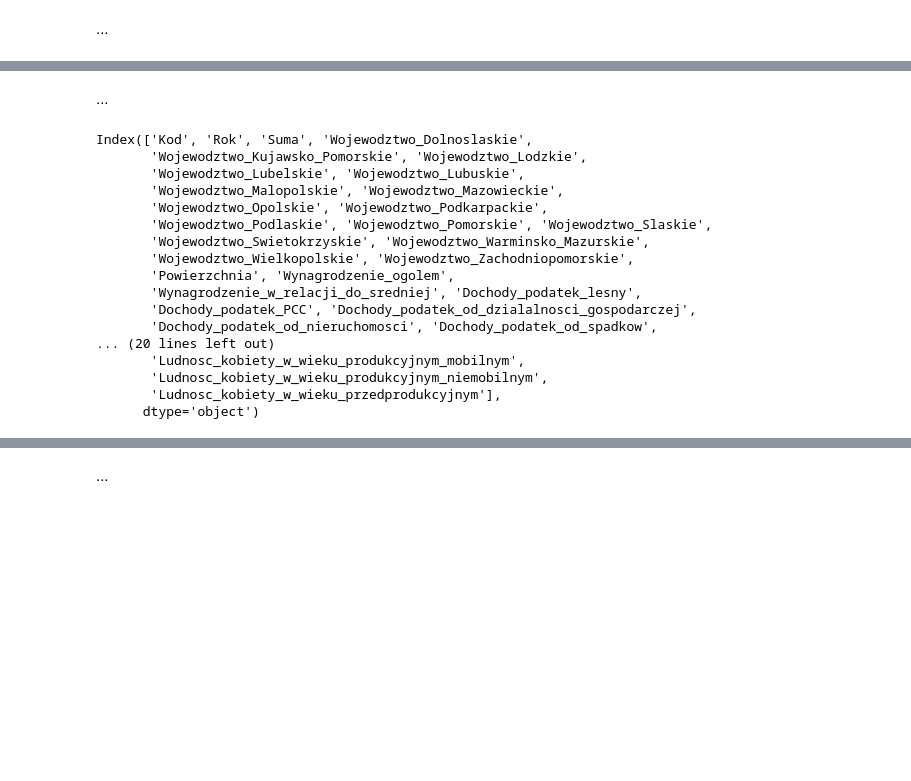
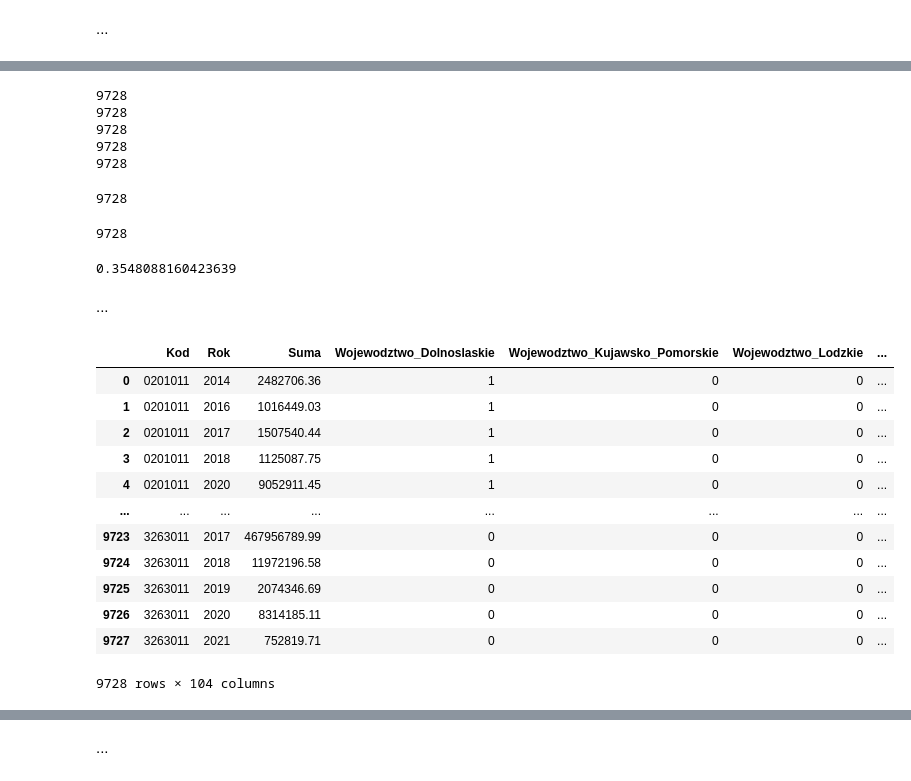
Before and after one commit to kuhyx/WUT_Computer_Science, a Jupyter notebook: main.ipynb, the cells around one changed output, grey strips where cells are left out. Cells and saved outputs as stored; diff of their text form; code cells hidden in the pictures; blank space fills up the shorter version.

```diff
--- a/main.ipynb
+++ b/main.ipynb
@@ -262,33 +419,64 @@ df_data = df_data.drop(['key_0', 'Kod_fina_2'], axis=1)
 # %%
-df_data = df_data.merge(df_ludn_1, left_on=[df_data['Kod'].str.slice(stop=-1), 'Rok'], right_on=[df_ludn_1['Kod'].str.slice(stop=-1), 'Rok'], how='left', suffixes=(None, '_ludn_1'))
-df_data = df_data.drop(['key_0', 'Kod_ludn_1'], axis=1)
+df_data = df_data.merge(df_ludn_1, left_on=['Kod', 'Rok'], right_on=['Kod', 'Rok'], how='left', suffixes=(None, '_ludn_1'))
+# df_data = df_data.drop(['key_0', 'Kod_ludn_1'], axis=1)
+print(len(df_data))
 
-df_data = df_data.merge(df_ludn_2, left_on=[df_data['Kod'].str.slice(stop=-1), 'Rok'], right_on=[df_ludn_2['Kod'].str.slice(stop=-1), 'Rok'], how='left', suffixes=(None, '_ludn_2'))
-df_data = df_data.drop(['key_0', 'Kod_ludn_2'], axis=1)
+df_data = df_data.merge(df_ludn_2, left_on=['Kod', 'Rok'], right_on=['Kod', 'Rok'], how='left', suffixes=(None, '_ludn_2'))
+# df_data = df_data.drop(['key_0', 'Kod_ludn_2'], axis=1)
+print(len(df_data))
 
-df_data = df_data.merge(df_ludn_3, left_on=[df_data['Kod'].str.slice(stop=-1), 'Rok'], right_on=[df_ludn_3['Kod'].str.slice(stop=-1), 'Rok'], how='left', suffixes=(None, '_ludn_3'))
-df_data = df_data.drop(['key_0', 'Kod_ludn_3'], axis=1)
+df_data = df_data.merge(df_ludn_3, left_on=['Kod', 'Rok'], right_on=['Kod', 'Rok'], how='left', suffixes=(None, '_ludn_3'))
+# df_data = df_data.drop(['key_0', 'Kod_ludn_3'], axis=1)
+print(len(df_data))
+
+df_data = df_data.merge(df_ludn_4, left_on=['Kod', 'Rok'], right_on=['Kod', 'Rok'], how='left', suffixes=(None, '_ludn_4'))
+# df_data = df_data.drop(['key_0', 'Kod_ludn_4'], axis=1)
+print(len(df_data))
+
+df_data = df_data.merge(df_ludn_5, left_on=['Kod', 'Rok'], right_on=['Kod', 'Rok'], how='left', suffixes=(None, '_ludn_5'))
+# df_data = df_data.drop(['key_0', 'Kod_ludn_5'], axis=1)
+print(len(df_data))
+# %% [output]
+9728
+9728
+9728
+9728
+9728
+# %%
+df_data = df_data.merge(df_tury, left_on=['Kod', 'Rok'], right_on=['Kod', 'Rok'], how='left', suffixes=(None, '_tury'))
+# df_data = df_data.drop(['key_0', 'Kod_tury'], axis=1)
+print(len(df_data))
+# %% [output]
+9728
+# %%
+df_data = df_data.merge(df_ryne, left_on=['Kod', 'Rok'], right_on=['Kod', 'Rok'], how='left', suffixes=(None, '_ryne'))
+# df_data = df_data.drop(['key_0', 'Kod_ryne'], axis=1)
+print(len(df_data))
+# %% [output]
+9728
+# %%
+df_data['Gestosc_zaludnienia'] = df_data['Ludnosc'] / df_data['Powierzchnia']
+
+df_data['Gestosc_zaludnienia'].mean()
+# %% [output]
+0.3548088160423639
 # %% [markdown]
 ...
 # %%
-df_data.columns
+df_data
 # %% [output]
+|  | Kod | Rok | Suma | Wojewodztwo_Dolnoslaskie | Wojewodztwo_Kujawsko_Pomorskie | Wojewodztwo_Lodzkie | ... |
+| 0 | 0201011 | 2014 | 2482706.36 | 1 | 0 | 0 | ... |
+| 1 | 0201011 | 2016 | 1016449.03 | 1 | 0 | 0 | ... |
+| 2 | 0201011 | 2017 | 1507540.44 | 1 | 0 | 0 | ... |
+| 3 | 0201011 | 2018 | 1125087.75 | 1 | 0 | 0 | ... |
+| 4 | 0201011 | 2020 | 9052911.45 | 1 | 0 | 0 | ... |
+| ... | ... | ... | ... | ... | ... | ... | ... |
+| 9723 | 3263011 | 2017 | 467956789.99 | 0 | 0 | 0 | ... |
+| 9724 | 3263011 | 2018 | 11972196.58 | 0 | 0 | 0 | ... |
+| 9725 | 3263011 | 2019 | 2074346.69 | 0 | 0 | 0 | ... |
+| 9726 | 3263011 | 2020 | 8314185.11 | 0 | 0 | 0 | ... |
+| 9727 | 3263011 | 2021 | 752819.71 | 0 | 0 | 0 | ... |
-Index(['Kod', 'Rok', 'Suma', 'Wojewodztwo_Dolnoslaskie',
-       'Wojewodztwo_Kujawsko_Pomorskie', 'Wojewodztwo_Lodzkie',
-       'Wojewodztwo_Lubelskie', 'Wojewodztwo_Lubuskie',
-       'Wojewodztwo_Malopolskie', 'Wojewodztwo_Mazowieckie',
-       'Wojewodztwo_Opolskie', 'Wojewodztwo_Podkarpackie',
-       'Wojewodztwo_Podlaskie', 'Wojewodztwo_Pomorskie', 'Wojewodztwo_Slaskie',
-       'Wojewodztwo_Swietokrzyskie', 'Wojewodztwo_Warminsko_Mazurskie',
-       'Wojewodztwo_Wielkopolskie', 'Wojewodztwo_Zachodniopomorskie',
-       'Powierzchnia', 'Wynagrodzenie_ogolem',
-       'Wynagrodzenie_w_relacji_do_sredniej', 'Dochody_podatek_lesny',
-       'Dochody_podatek_PCC', 'Dochody_podatek_od_dzialalnosci_gospodarczej',
-       'Dochody_podatek_od_nieruchomosci', 'Dochody_podatek_od_spadkow',
-... (20 lines left out)
-       'Ludnosc_kobiety_w_wieku_produkcyjnym_mobilnym',
-       'Ludnosc_kobiety_w_wieku_produkcyjnym_niemobilnym',
-       'Ludnosc_kobiety_w_wieku_przedprodukcyjnym'],
-      dtype='object')
+9728 rows × 104 columns
 # %%
 # df_data[df_data.isna().any(axis=1)]  # ['Rok'].drop_duplicates().reset_index(drop=True)
```
Also changed, not shown: parts of 16 cells of this notebook.
